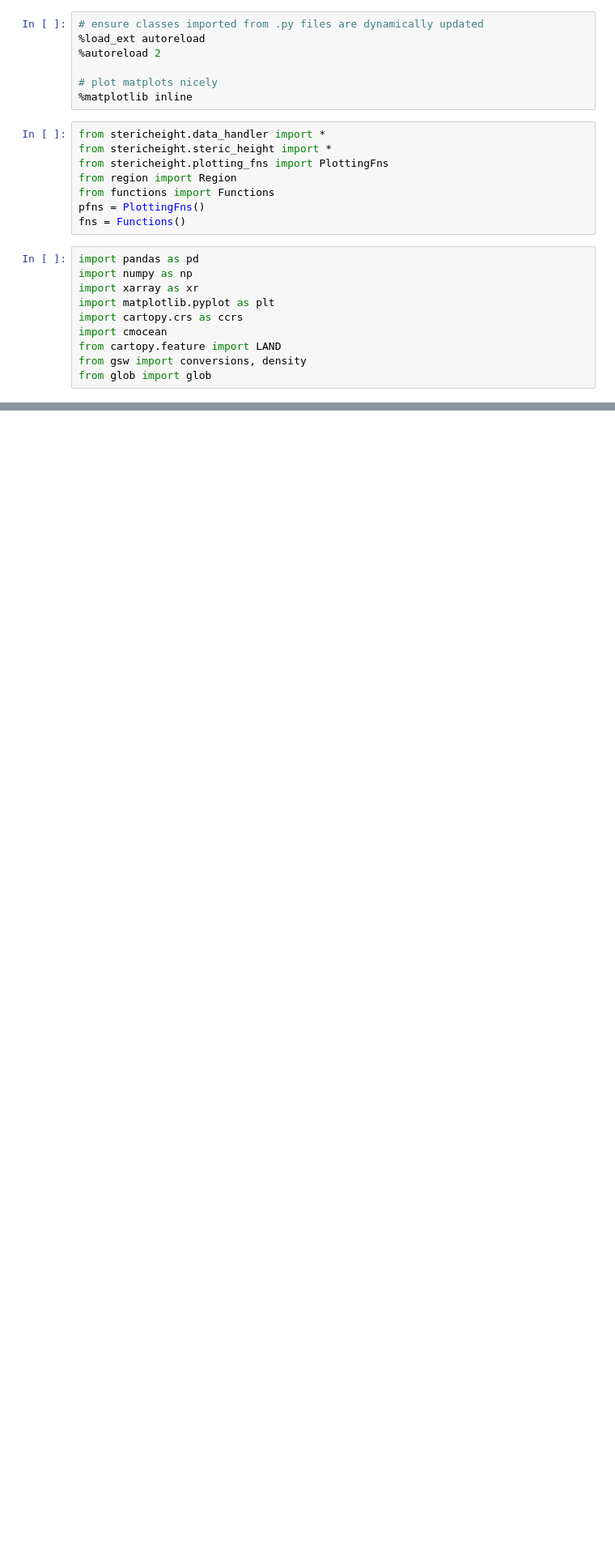
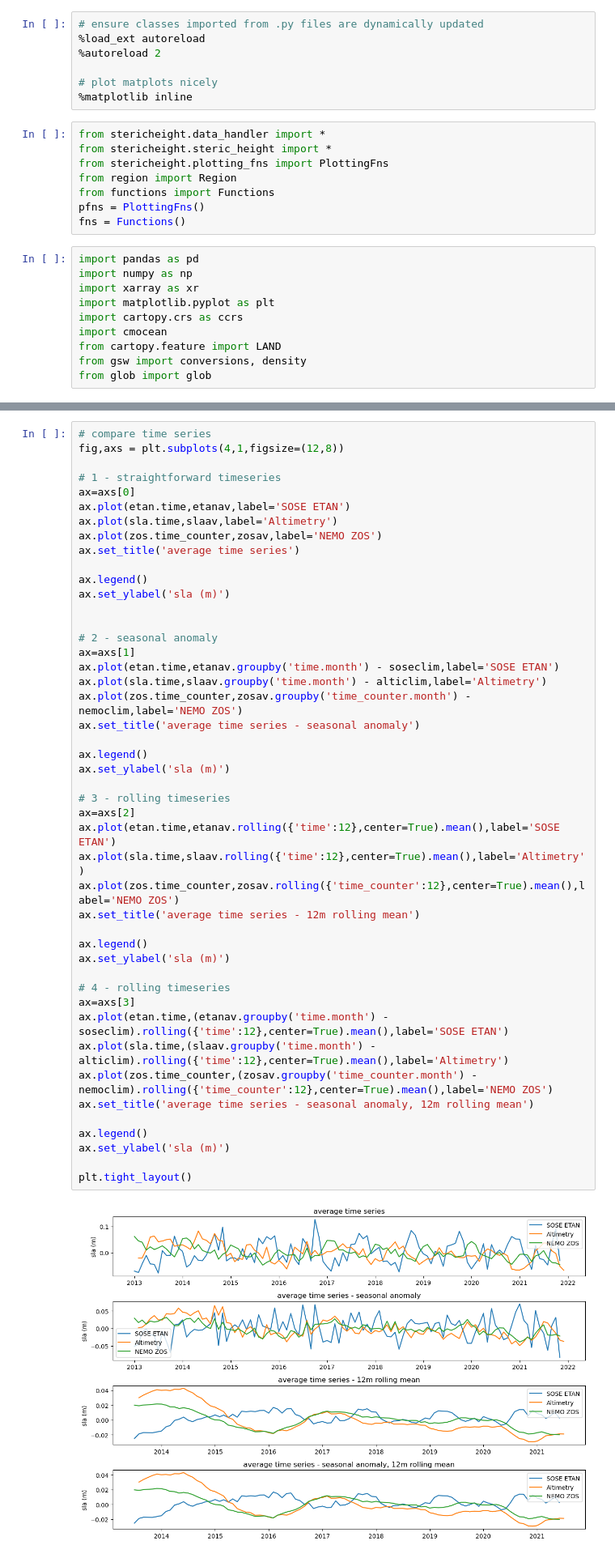
Before and after one commit to eejco/thesis_c3, a Jupyter notebook: sose_eta_comparison.ipynb, the cells around one changed output, grey strips where cells are left out. Shown at 81% size. Cells and saved outputs as stored; diff of their text form; blank space fills up the shorter version.

```diff
--- a/sose_eta_comparison.ipynb
+++ b/sose_eta_comparison.ipynb
@@ -143,0 +142,48 @@ ax.legend()
+# %%
+# compare time series
+fig,axs = plt.subplots(4,1,figsize=(12,8))
+
+# 1 - straightforward timeseries
+ax=axs[0]
+ax.plot(etan.time,etanav,label='SOSE ETAN')
+ax.plot(sla.time,slaav,label='Altimetry')
+ax.plot(zos.time_counter,zosav,label='NEMO ZOS')
+ax.set_title('average time series')
+
+ax.legend()
+ax.set_ylabel('sla (m)')
+
+
+# 2 - seasonal anomaly
+ax=axs[1]
+ax.plot(etan.time,etanav.groupby('time.month') - soseclim,label='SOSE ETAN')
+ax.plot(sla.time,slaav.groupby('time.month') - alticlim,label='Altimetry')
+ax.plot(zos.time_counter,zosav.groupby('time_counter.month') - nemoclim,label='NEMO ZOS')
+ax.set_title('average time series - seasonal anomaly')
+
+ax.legend()
+ax.set_ylabel('sla (m)')
+
+# 3 - rolling timeseries
+ax=axs[2]
+ax.plot(etan.time,etanav.rolling({'time':12},center=True).mean(),label='SOSE ETAN')
+ax.plot(sla.time,slaav.rolling({'time':12},center=True).mean(),label='Altimetry')
+ax.plot(zos.time_counter,zosav.rolling({'time_counter':12},center=True).mean(),label='NEMO ZOS')
+ax.set_title('average time series - 12m rolling mean')
+
+ax.legend()
+ax.set_ylabel('sla (m)')
+
+# 4 - rolling timeseries
+ax=axs[3]
+ax.plot(etan.time,(etanav.groupby('time.month') - soseclim).rolling({'time':12},center=True).mean(),label='SOSE ETAN')
+ax.plot(sla.time,(slaav.groupby('time.month') - alticlim).rolling({'time':12},center=True).mean(),label='Altimetry')
+ax.plot(zos.time_counter,(zosav.groupby('time_counter.month') - nemoclim).rolling({'time_counter':12},center=True).mean(),label='NEMO ZOS')
+ax.set_title('average time series - seasonal anomaly, 12m rolling mean')
+
+ax.legend()
+ax.set_ylabel('sla (m)')
+
+plt.tight_layout()
+# %% [output]
+[figure, added]
```
Also changed, not shown: parts of 16 cells of this notebook.
